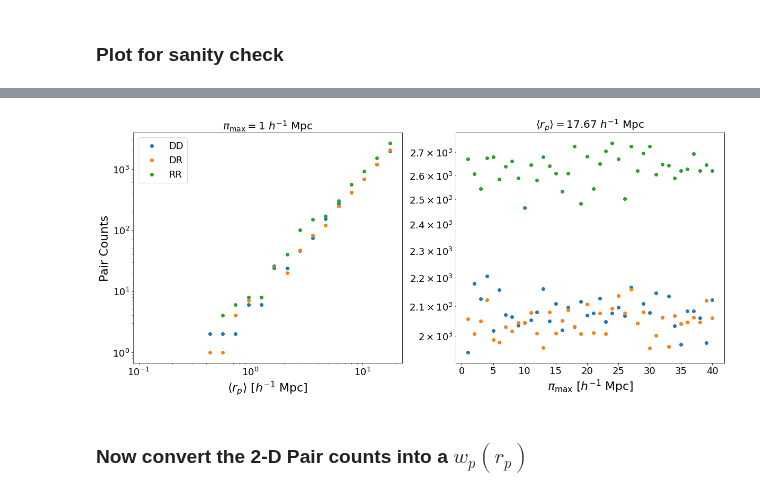
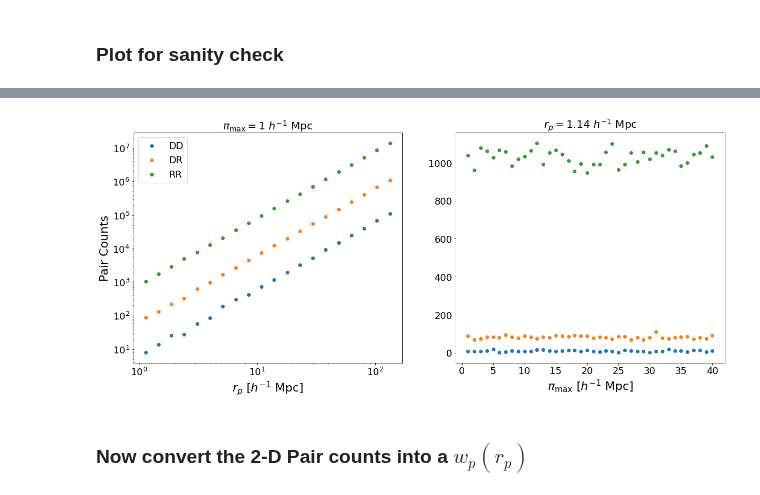
Before and after one commit to mshiferaw/quaia_bias, a Jupyter notebook: notebooks/2025-03-05_measure_wp_rp_comoving.ipynb, the cells around one changed output, grey strips where cells are left out. Cells and saved outputs as stored; diff of their text form; code cells hidden in the pictures.

```diff
--- a/notebooks/2025-03-05_measure_wp_rp_comoving.ipynb
+++ b/notebooks/2025-03-05_measure_wp_rp_comoving.ipynb
@@ -190,8 +191,8 @@ projview(map_randhi, title=rf"Random catalog, $G<{G_hi}$ ($N={N_randhi}$)",
 ## First measure the pair counts
 # %%
 # Create the bins array
-rmin = 0.1 # 0.1 # start higher
-rmax = 20.0 # 20.0
+rmin = 1 # 0.1 # start higher
+rmax = 150.0 # 20.0
 nbins = 20
 rbins = np.logspace(np.log10(rmin), np.log10(rmax), nbins + 1) # Mpc/h https://github.com/manodeep/Corrfunc/issues/202
 # %%
@@ -220,8 +221,3 @@ np.save('../results/DD_counts_rmin{}_rmax{}_pimax{}_comoving'.format(str(rmin),
 # %% [markdown]
 ## Generate a $z$ distribution for the random catalog
 ### Try interpolating the cdf so it's more smooth
-# %%
-# follow this tutorial https://www.andreaamico.eu/data-analysis/2020/03/02/hist_sampling.html
-values = np.random.rand(N_randlo)
-value_bins = np.searchsorted(cdf, values)
-tab_randlo['redshift_quaia'] = np.random.rand(len(value_bins))*np.diff(bins)[0]+bins[value_bins]
@@ -241,8 +229,11 @@ ecdf = np.arange(N_gcatlo) / (N_gcatlo - 1)
 # Create an interpolation function for inverse transform sampling
 inv_ecdf = interp.interp1d(ecdf, z) # have to interpolate, can't do binning method because each point --> cdf probability
 
+# set random seed: https://builtin.com/data-science/numpy-random-seed
+rng = np.random.default_rng(2023)
+
 # Generate new random samples from the estimated distribution
-tab_randlo['redshift_quaia'] = inv_ecdf(np.random.uniform(size = N_randlo))
+tab_randlo['redshift_quaia'] = inv_ecdf(rng.uniform(size = N_randlo))
 # %%
 plt.plot(z, ecdf, label = 'ecdf')
 plt.hist(tab_gcatlo_nosel['redshift_quaia'], cumulative = True, density = True, bins = 100)
@@ -262,7 +254,7 @@ plt.show()
 # %% [markdown]
 ### Now measure clustering in random catalog
 # %%
-d = 10
+d = 1
 # %%
 DR_counts, api_time = mocks.DDrppi_mocks(autocorr = 0, cosmology = 2, nthreads = 8, pimax = pimax, binfile = rbins,
                                RA1 = tab_gcatlo_nosel['ra'], DEC1 = tab_gcatlo_nosel['dec'],
@@ -302,28 +304,28 @@ def recenter(bins):
 # %%
 fig = plt.figure(figsize = (20, 8))
 gs = gridspec.GridSpec(1, 2)
 
 ax = fig.add_subplot(gs[0])
 plot_counts(DD_counts, 'pimax', 1, ax, 'rpavg', 'DD')
 plot_counts(DR_counts, 'pimax', 1, ax, 'rpavg', 'DR')
 plot_counts(RR_counts, 'pimax', 1, ax, 'rpavg', 'RR')
 ax.set_title('$\pi_\mathrm{max}=1$ $h^{-1}$ Mpc')
-ax.set_xlabel(r'$\langle r_{p}\rangle$ $[h^{-1}$ Mpc]') # projected
+ax.set_xlabel(r'$r_{p}$ $[h^{-1}$ Mpc]') # projected
 ax.set_ylabel("Pair Counts")
 ax.set_xscale('log')
 ax.set_yscale('log')
 ax.legend()
 
 ax = fig.add_subplot(gs[1])
-plot_counts(DD_counts, 'rpavg', recenter(rbins)[-1], ax, 'pimax', 'DD')
-plot_counts(DR_counts, 'rpavg', recenter(rbins)[-1], ax, 'pimax', 'DR')
-plot_counts(RR_counts, 'rpavg', recenter(rbins)[-1], ax, 'pimax', 'RR')
-ax.set_title(r'$\langle r_{{p}}\rangle={:.2f}$ $h^{{-1}}$ Mpc'.format(recenter(rbins)[-1]))
+plot_counts(DD_counts, 'rpavg', recenter(rbins)[0], ax, 'pimax', 'DD')
+plot_counts(DR_counts, 'rpavg', recenter(rbins)[0], ax, 'pimax', 'DR')
+plot_counts(RR_counts, 'rpavg', recenter(rbins)[0], ax, 'pimax', 'RR')
+ax.set_title(r'$r_{{p}}={:.2f}$ $h^{{-1}}$ Mpc'.format(recenter(rbins)[0]))
 ax.set_xlabel('$\pi_{\mathrm{max}}$ $[h^{-1}$ Mpc]') # line of sight
-ax.set_yscale('log')
+# ax.set_yscale('log')
 plt.show()
 # %% [output]
-[figure, old version]
+[figure, new version]
 # %% [markdown]
 ### Now convert the 2-D Pair counts into a $w_p(r_p)$
 # %%
```
Also changed, not shown: parts of 18 cells of this notebook, 21 other files.
